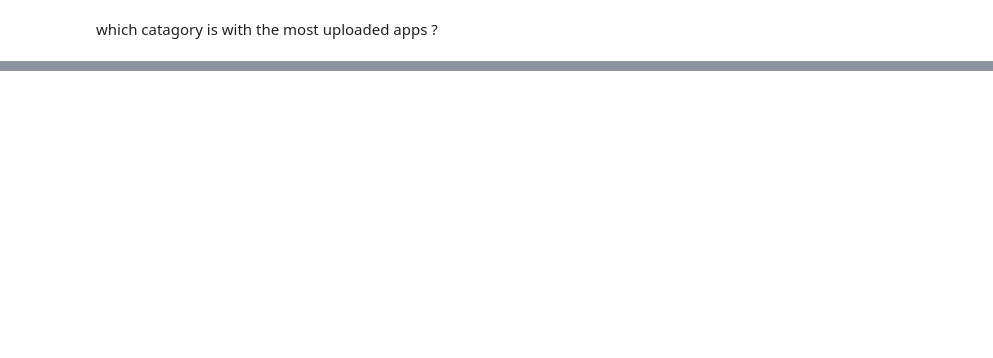
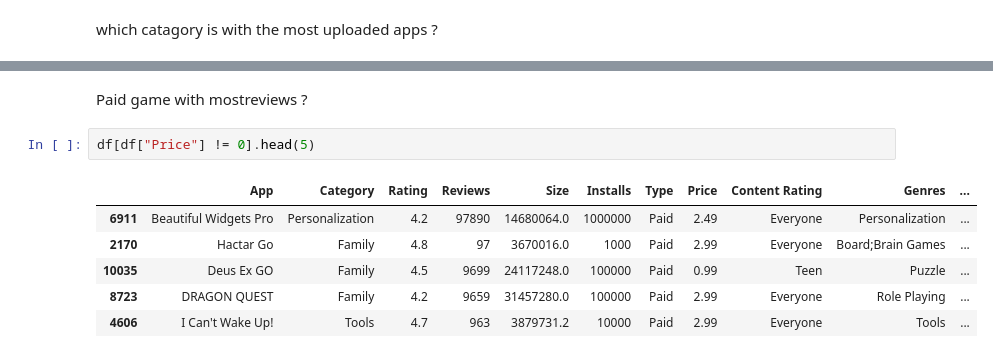
Before and after one commit to Devansh-react/data_cleaning_preprocressing, a Jupyter notebook: Ch-5.ipynb, the cells around one changed output, grey strips where cells are left out. Cells and saved outputs as stored; diff of their text form; blank space fills up the shorter version.

```diff
--- a/Ch-5.ipynb
+++ b/Ch-5.ipynb
@@ -461,0 +535,11 @@ which catagory is with the most uploaded apps ?
+# %% [markdown]
+Paid game with mostreviews ?
+# %%
+df[df["Price"] != 0].head(5)
+# %% [output]
+|  | App | Category | Rating | Reviews | Size | Installs | Type | Price | Content Rating | Genres | ... |
+| 6911 | Beautiful Widgets Pro | Personalization | 4.2 | 97890 | 14680064.0 | 1000000 | Paid | 2.49 | Everyone | Personalization | ... |
+| 2170 | Hactar Go | Family | 4.8 | 97 | 3670016.0 | 1000 | Paid | 2.99 | Everyone | Board;Brain Games | ... |
+| 10035 | Deus Ex GO | Family | 4.5 | 9699 | 24117248.0 | 100000 | Paid | 0.99 | Teen | Puzzle | ... |
+| 8723 | DRAGON QUEST | Family | 4.2 | 9659 | 31457280.0 | 100000 | Paid | 2.99 | Everyone | Role Playing | ... |
+| 4606 | I Can't Wake Up! | Tools | 4.7 | 963 | 3879731.2 | 10000 | Paid | 2.99 | Everyone | Tools | ... |
```
Also changed, not shown: parts of 28 cells of this notebook.
